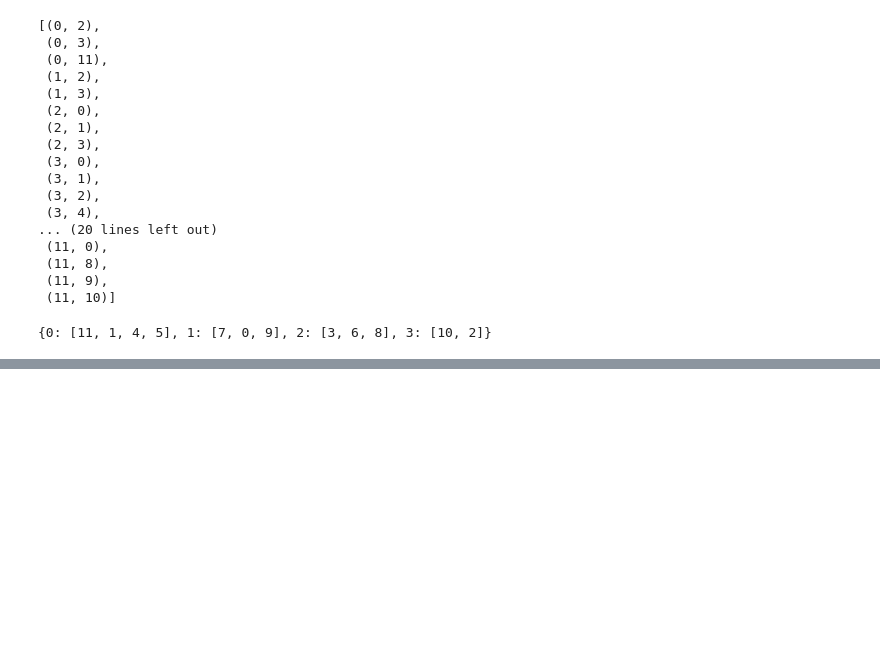
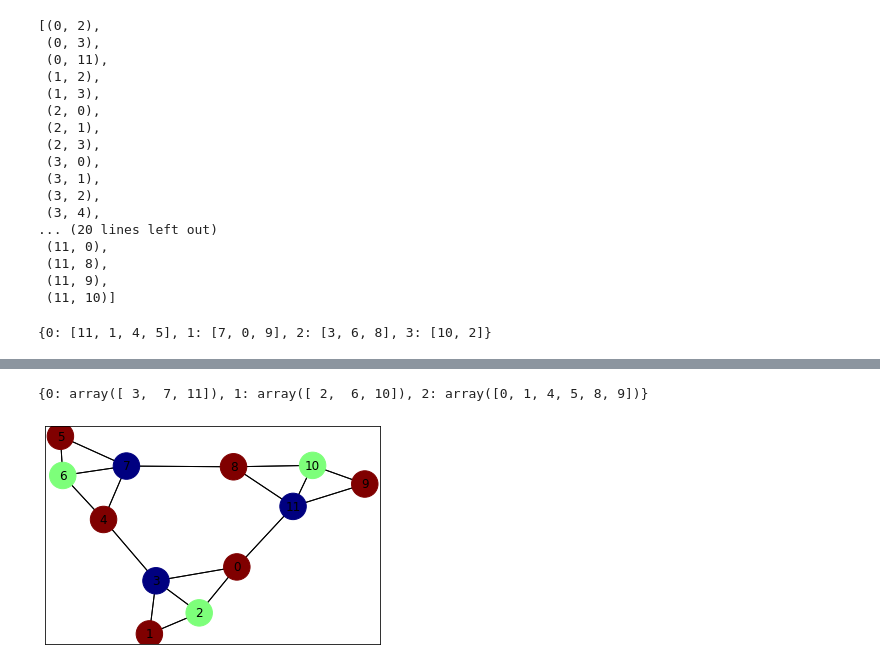
Before and after one commit to cuongpiger/Warehouse, a Jupyter notebook: Lí thuyết đồ thị/thực hành/week 6/test.ipynb, the cells around one changed output, grey strips where cells are left out. Cells and saved outputs as stored; diff of their text form; code cells hidden in the pictures; blank space fills up the shorter version.

```diff
--- a/Lí thuyết đồ thị/thực hành/week 6/test.ipynb
+++ b/Lí thuyết đồ thị/thực hành/week 6/test.ipynb
@@ -24,8 +24,8 @@ edges
  (11, 9),
  (11, 10)]
 # %%
-m = WelshPowell(matrix)
-color_map = m.coloring()
+m = VertexColoring(matrix)
+color_map = m.welshPowell()
 # %%
 color_map
 # %% [output]
@@ -34,0 +37,9 @@ drawGraph(edges, color_map)
+# %%
+color_map = m.heuristic2()
+color_map
+# %% [output]
+{0: array([ 3,  7, 11]), 1: array([ 2,  6, 10]), 2: array([0, 1, 4, 5, 8, 9])}
+# %%
+drawGraph(edges, color_map)
+# %% [output]
+[figure, added]
```
Also changed, not shown: parts of 1 cell of this notebook, 2 other files.
